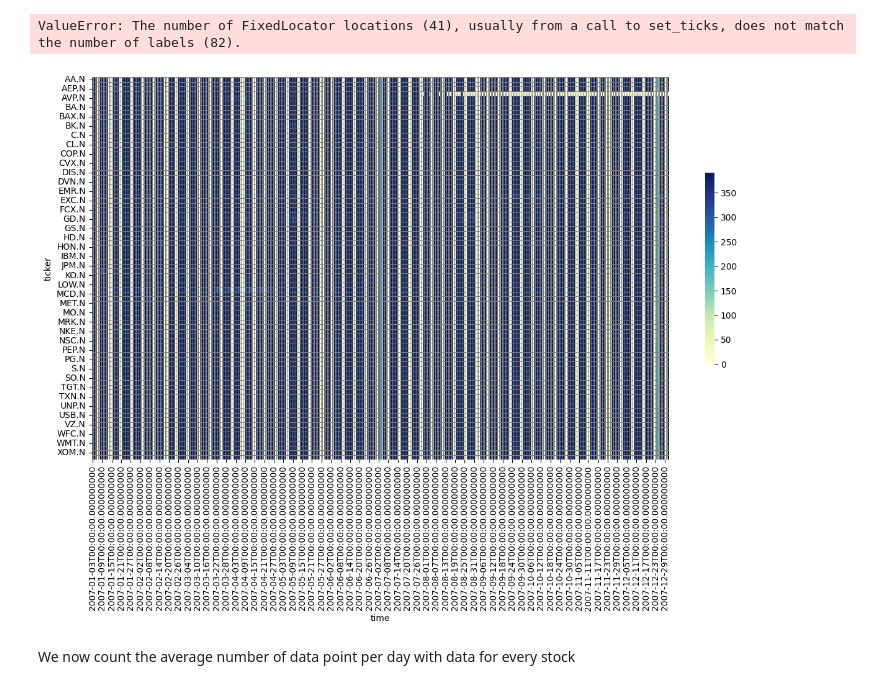
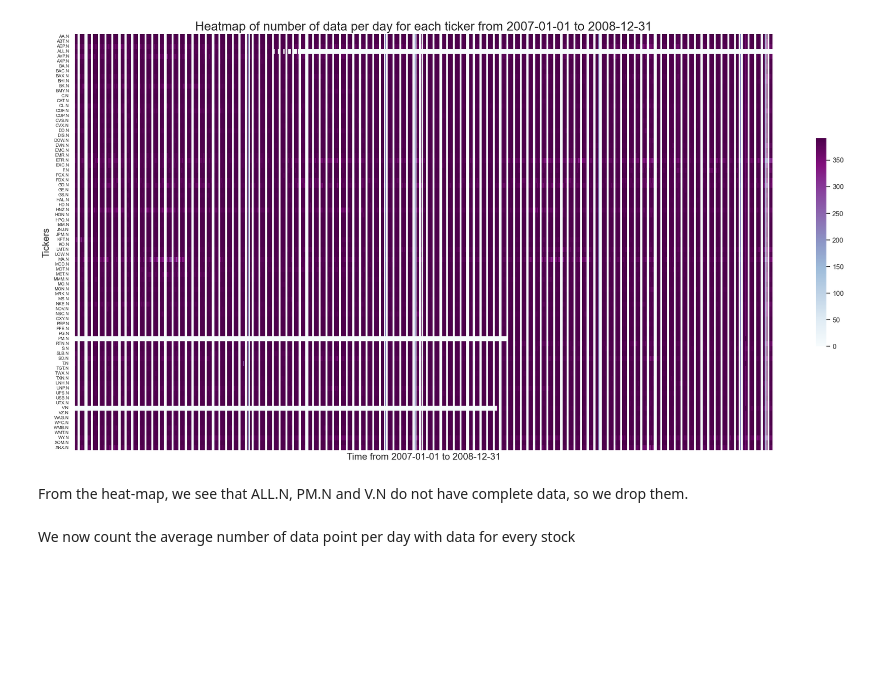
Before and after one commit to chgendreau/market-states-trading-strategy, a Jupyter notebook: data_observation.ipynb, the cells around one changed output. Saved outputs shown, nothing was run; the diff lists cells and outputs as text; code cells hidden in the pictures; blank space fills up the shorter version.

```diff
--- a/data_observation.ipynb
+++ b/data_observation.ipynb
@@ -37,27 +40,28 @@ df_trade_pivot
 # %%
+from tkinter import font
 import matplotlib.ticker as ticker
 daily_data_count = df_trade_pivot.resample('D').count()
-
+sns.set(font_scale=1)
 # Use the count of data points as values for the heatmap
 # If there's no data for a day, it will be NaN, which will be shown as a white space in the heatmap
 pivot_table = daily_data_count.transpose()
 
 # Create the heatmap
 
 # Create the heatmap with figsize adjusted for better visibility
-plt.figure(figsize=(15, 8))
-ax = sns.heatmap(pivot_table, cmap="YlGnBu", linewidths=.5, linecolor='grey', cbar_kws={"shrink": .5})
+plt.figure(figsize=(25, 12))
+ax = sns.heatmap(pivot_table, cmap="BuPu", linewidths=0, linecolor=None, cbar_kws={"shrink": .5}, yticklabels=True, xticklabels=False)
 
-# Set the tick labels for y-axis with all the ticker names
-ax.set_yticklabels(pivot_table.index, rotation=0)
+#increse font x and y labels
+ax.set_yticklabels(ax.get_yticklabels(), rotation=0, fontsize=7)
+ax.set_xticklabels(ax.get_xticklabels(), rotation=0, fontsize=12)
+ax.set_xlabel('Time from 2007-01-01 to 2008-12-31', fontsize=15)
+ax.set_ylabel('Tickers', fontsize=15)
 
-# Set the tick labels for x-axis to show all the dates
-ax.set_xticklabels(pivot_table.columns.strftime('%Y-%m-%d'), rotation=90)
-
-# Ensure every ticker label is shown
-ax.yaxis.set_major_locator(ticker.MaxNLocator(len(pivot_table.index)))
+plt.title('Heatmap of number of data per day for each ticker from 2007-01-01 to 2008-12-31', fontsize=20)
 
 plt.show()
 # %% [output]
-ValueError: The number of FixedLocator locations (41), usually from a call to set_ticks, does not match the number of labels (82).
-[figure, old version]
+[figure, new version]
+# %% [markdown]
+From the heat-map, we see that ALL.N, PM.N and V.N do not have complete data, so we drop them.
```
Also changed, not shown: parts of 19 cells of this notebook, 4 other files.
